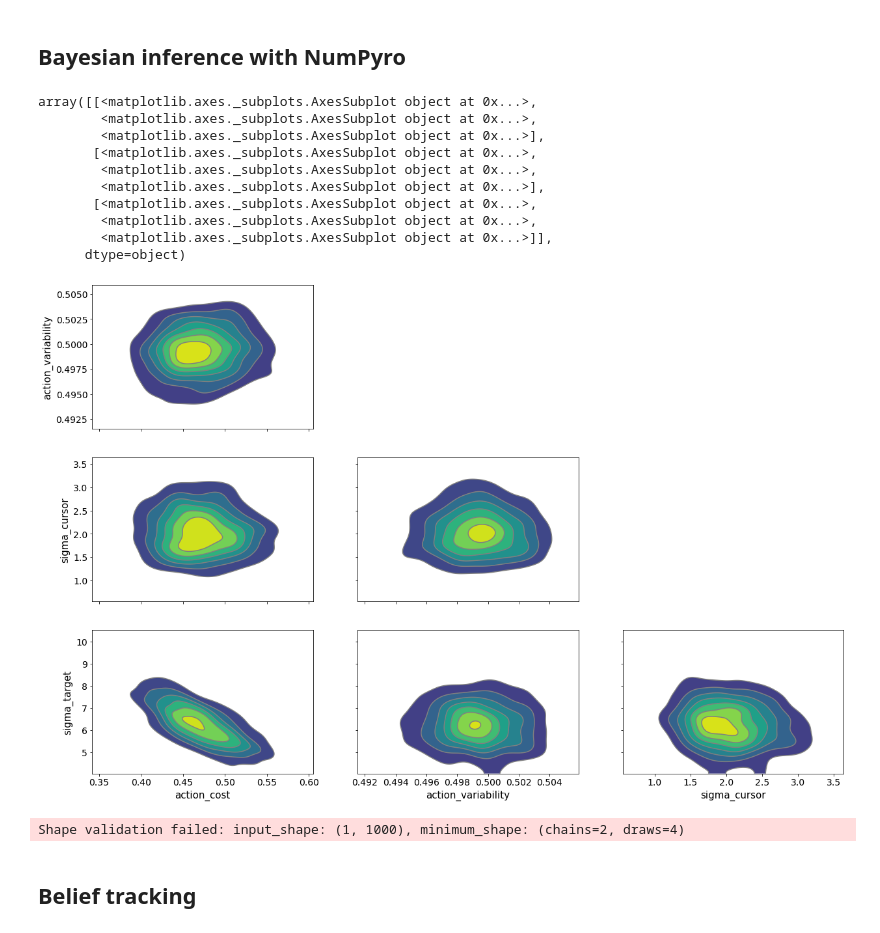
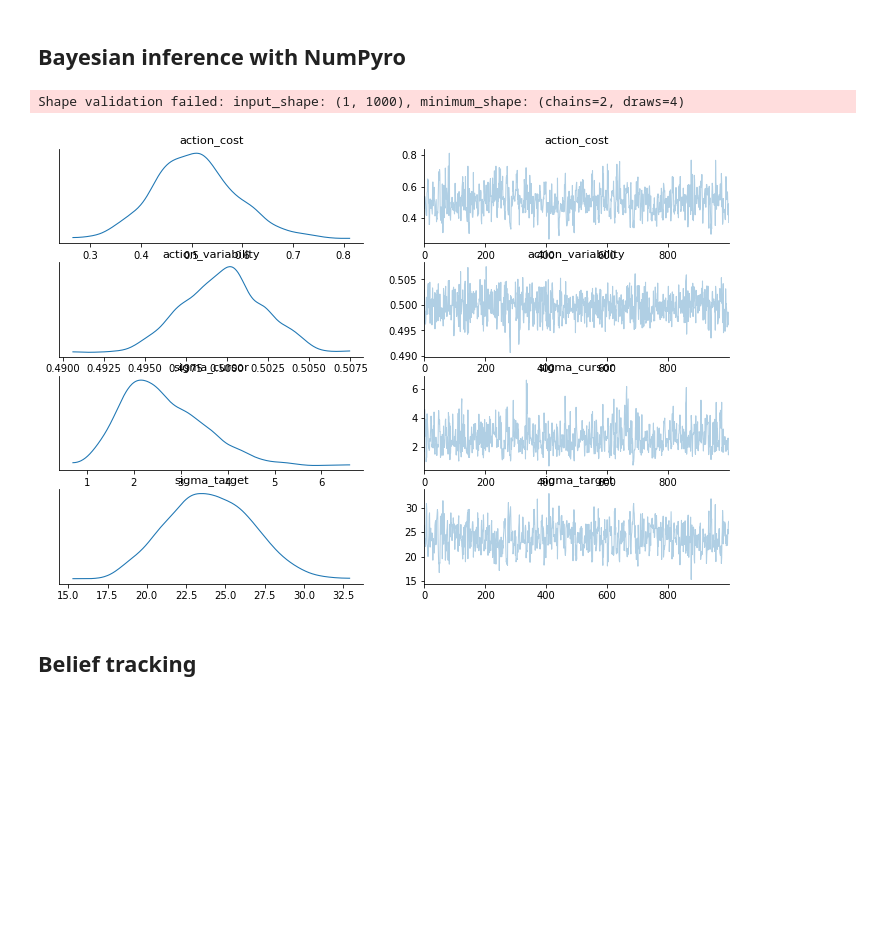
Before and after one commit to RothkopfLab/lqg, a Jupyter notebook: CCN_2022_Tutorial.ipynb, the cells around one changed output. Drawn from its saved outputs; the diff is of its cells as text; code cells hidden in the pictures; blank space fills up the shorter version.

```diff
--- a/CCN_2022_Tutorial.ipynb
+++ b/CCN_2022_Tutorial.ipynb
@@ -452,18 +577,15 @@ Text(0.5, 1.0, 'Log likelihood')
 # %% [markdown]
 ## Bayesian inference with NumPyro
 # %%
-import numpyro
-from numpyro import distributions as dist
-from numpyro.infer import NUTS, MCMC
-import arviz as az
-
 def lqg_model(x):
 
+  # priors
   action_variability = numpyro.sample("action_variability", dist.HalfCauchy(1.))
   action_cost = numpyro.sample("action_cost", dist.HalfCauchy(1.))
-  sigma_target = numpyro.sample("sigma_target", dist.HalfCauchy(30.))
+  sigma_target = numpyro.sample("sigma_target", dist.HalfCauchy(50.))
   sigma_cursor = numpyro.sample("sigma_cursor", dist.HalfCauchy(15.))
 
+  # setup model
   model = BoundedActor(action_variability=action_variability,
                        action_cost=action_cost,
                        sigma_target=sigma_target,
@@ -477,22 +599,3 @@ nuts_kernel = NUTS(lqg_model)
 
 mcmc = MCMC(nuts_kernel, num_warmup=500, num_samples=1000)
 mcmc.run(random.PRNGKey(0), x)
-# %%
-samples = mcmc.get_samples()
-az.plot_pair(samples, kind="kde")
-# %% [output]
-array([[<matplotlib.axes._subplots.AxesSubplot object at 0x...>,
-        <matplotlib.axes._subplots.AxesSubplot object at 0x...>,
-        <matplotlib.axes._subplots.AxesSubplot object at 0x...>],
-       [<matplotlib.axes._subplots.AxesSubplot object at 0x...>,
-        <matplotlib.axes._subplots.AxesSubplot object at 0x...>,
-        <matplotlib.axes._subplots.AxesSubplot object at 0x...>],
-       [<matplotlib.axes._subplots.AxesSubplot object at 0x...>,
-        <matplotlib.axes._subplots.AxesSubplot object at 0x...>,
-        <matplotlib.axes._subplots.AxesSubplot object at 0x...>]],
-      dtype=object)
-[figure, removed]
-# %%
-summary = az.summary(samples)
-# %% [output]
-Shape validation failed: input_shape: (1, 1000), minimum_shape: (chains=2, draws=4)
@@ -503,2 +602,11 @@ x, xhat, y, u = model.simulate(random.PRNGKey(0), n=20, T=500, return_all=True)
+# %%
+inference_data = az.from_numpyro(mcmc)
+
+az.plot_trace(inference_data)
+
+summary = az.summary(inference_data)
+# %% [output]
+Shape validation failed: input_shape: (1, 1000), minimum_shape: (chains=2, draws=4)
+[figure, added]
 # %% [markdown]
 ## Belief tracking
```
Also changed, not shown: parts of 29 cells of this notebook.
